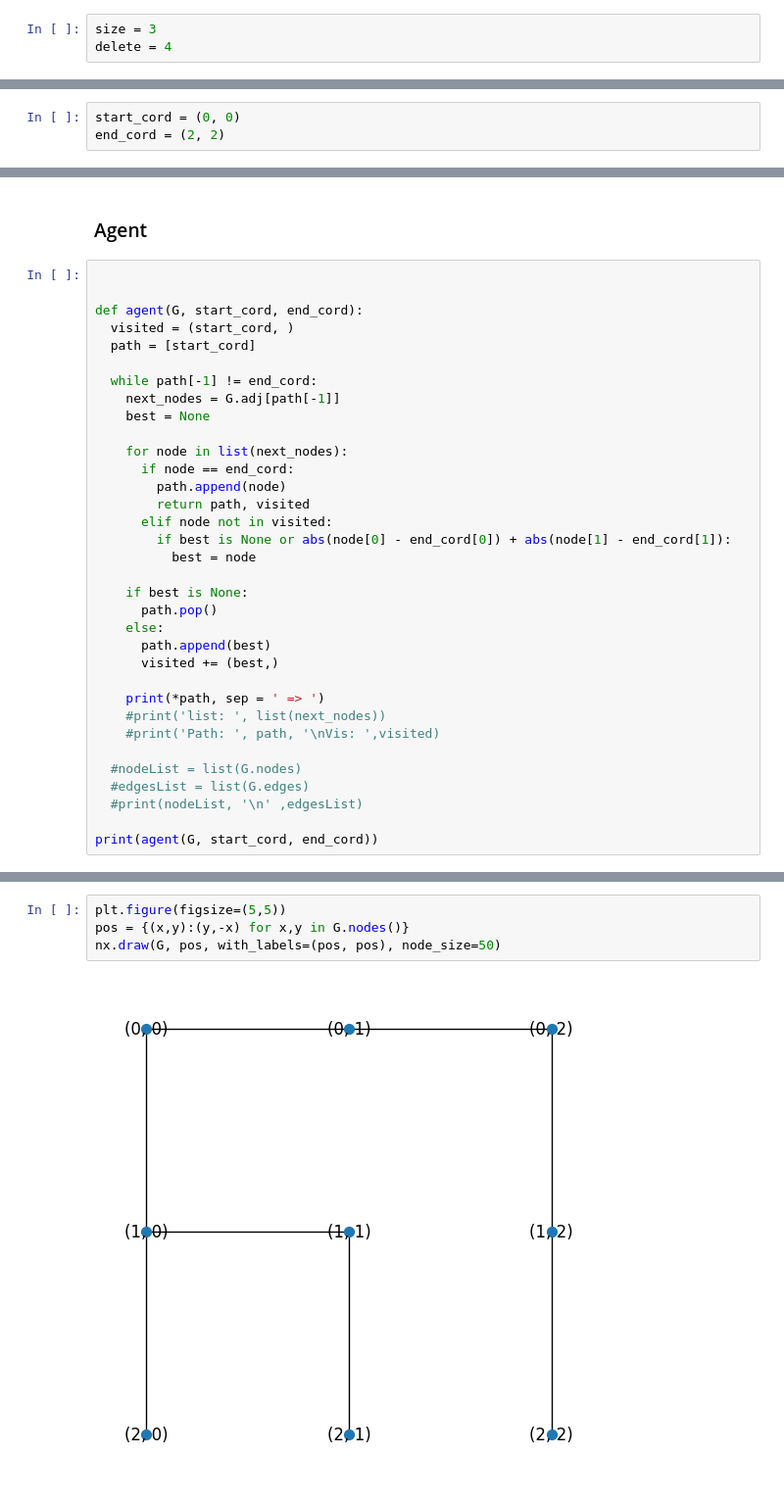
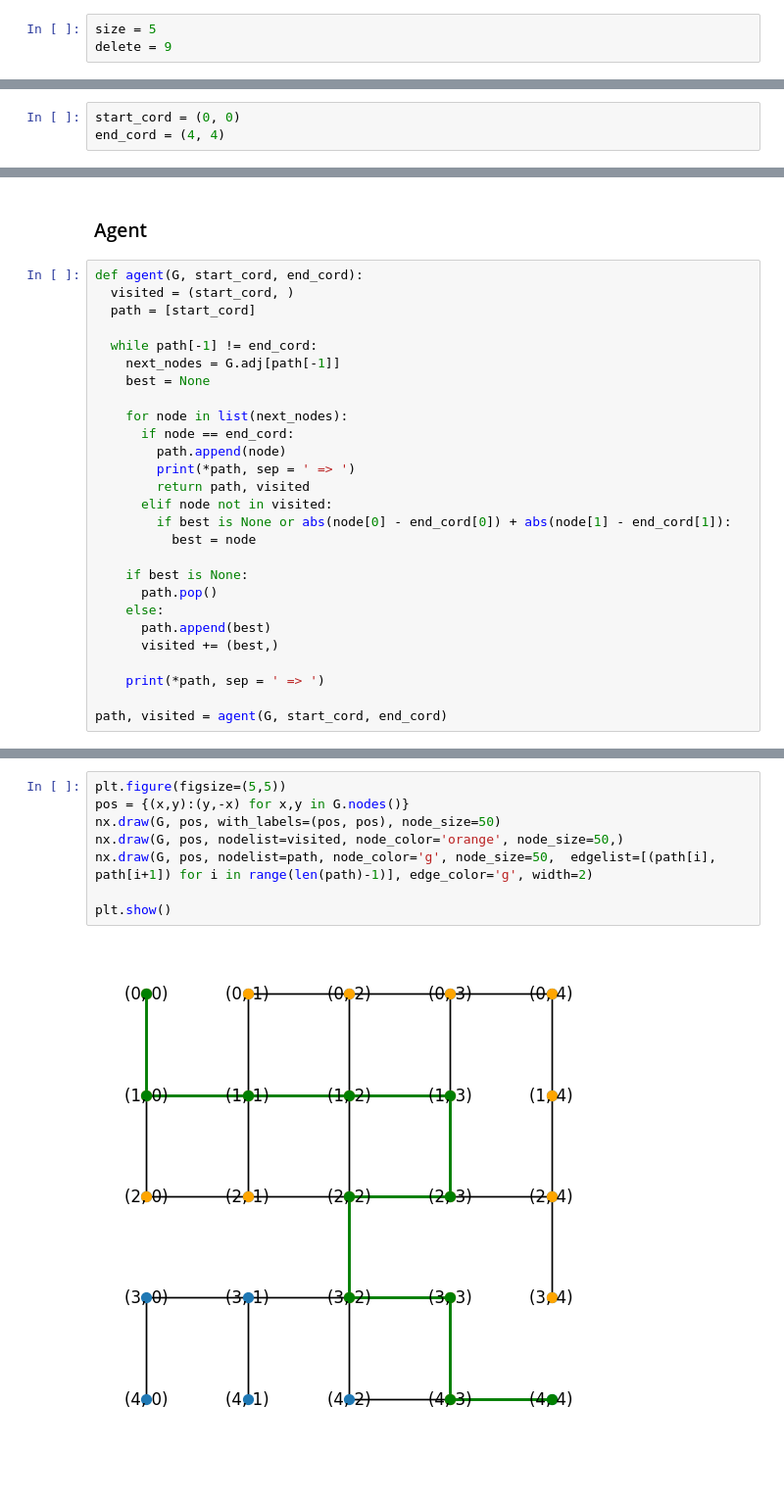
Before and after one commit to vchamelin/AI-Kpi, a Jupyter notebook: Lab-2/Amelin Viacheslav IP-05 Lab-2.ipynb, the cells around one changed output, grey strips where cells are left out. Shown: that part at 98% size. Cells and saved outputs as stored; diff of their text form.

```diff
--- a/Lab-2/Amelin Viacheslav IP-05 Lab-2.ipynb
+++ b/Lab-2/Amelin Viacheslav IP-05 Lab-2.ipynb
@@ -8,8 +8,8 @@ import random
 # %% [markdown]
 #### Size road
 # %%
-size = 3
-delete = 4
+size = 5
+delete = 9
 # %% [markdown]
 #### Check Error
 # %%
@@ -52,7 +52,7 @@ nx.draw(G, pos, with_labels=(pos, pos), node_size=50)
 #### Enter start and end coordinates
 # %%
 start_cord = (0, 0)
-end_cord = (2, 2)
+end_cord = (4, 4)
 # %% [markdown]
 #### Check Error
 # %%
@@ -64,8 +64,6 @@ if(end_cord > (0, 0) and start_cord > (0, 0)):
 # %% [markdown]
 ### Agent
 # %%
-
-
 def agent(G, start_cord, end_cord):
   visited = (start_cord, )
   path = [start_cord]
@@ -77,6 +75,7 @@ def agent(G, start_cord, end_cord):
     for node in list(next_nodes):
       if node == end_cord:
         path.append(node)
+        print(*path, sep = ' => ')
         return path, visited
       elif node not in visited:
         if best is None or abs(node[0] - end_cord[0]) + abs(node[1] - end_cord[1]):
@@ -89,12 +88,6 @@ def agent(G, start_cord, end_cord):
       visited += (best,)
 
     print(*path, sep = ' => ')
-    #print('list: ', list(next_nodes))
-    #print('Path: ', path, '\nVis: ',visited)
 
-  #nodeList = list(G.nodes)
-  #edgesList = list(G.edges)
-  #print(nodeList, '\n' ,edgesList)
-
-print(agent(G, start_cord, end_cord))
+path, visited = agent(G, start_cord, end_cord)
 # %% [output]
@@ -105,6 +113,10 @@ print(agent(G, start_cord, end_cord))
 # %%
 plt.figure(figsize=(5,5))
 pos = {(x,y):(y,-x) for x,y in G.nodes()}
 nx.draw(G, pos, with_labels=(pos, pos), node_size=50)
+nx.draw(G, pos, nodelist=visited, node_color='orange', node_size=50,)
+nx.draw(G, pos, nodelist=path, node_color='g', node_size=50,  edgelist=[(path[i], path[i+1]) for i in range(len(path)-1)], edge_color='g', width=2)
+
+plt.show()
 # %% [output]
-[figure, old version]
+[figure, new version]
```
Also changed, not shown: parts of 3 cells of this notebook.
